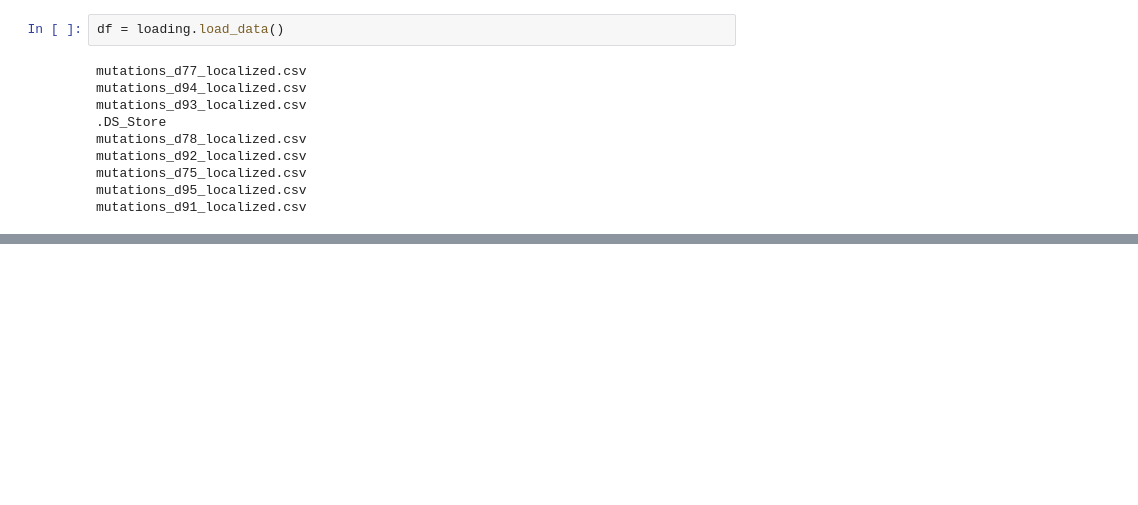
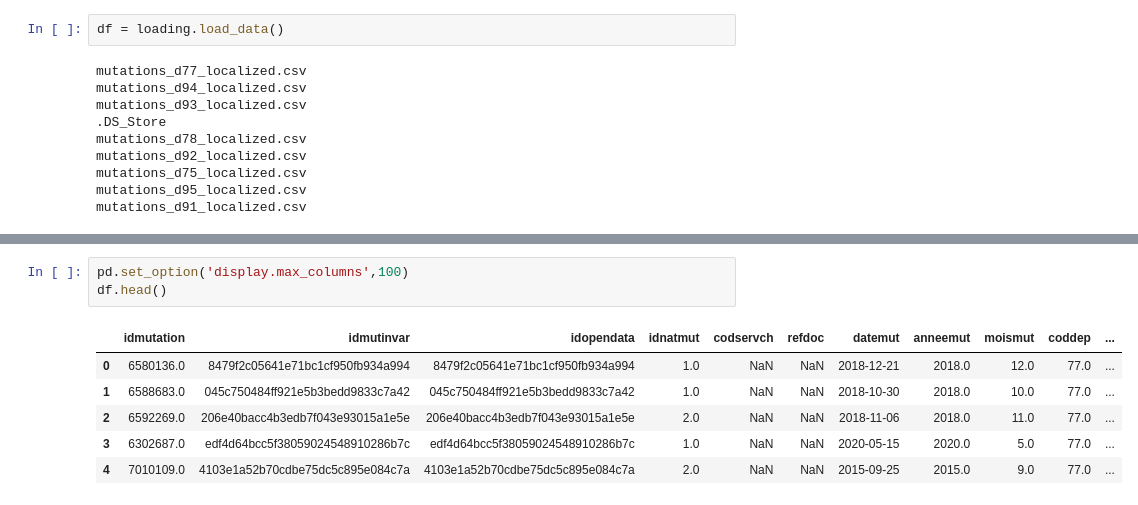
Before and after one commit to alexis-violeau/Augmented-Proposal---Challenge-Eleven, a Jupyter notebook: notebook_test.ipynb, the cells around one changed output, grey strips where cells are left out. Saved outputs shown, nothing was run; the diff lists cells and outputs as text; blank space fills up the shorter version.

```diff
--- a/notebook_test.ipynb
+++ b/notebook_test.ipynb
@@ -42,0 +33,10 @@ Index(['idmutation', 'idmutinvar', 'idopendata', 'idnatmut', 'codservch',
+# %%
+pd.set_option('display.max_columns',100)
+df.head()
+# %% [output]
+|  | idmutation | idmutinvar | idopendata | idnatmut | codservch | refdoc | datemut | anneemut | moismut | coddep | ... |
+| 0 | 6580136.0 | 8479f2c05641e71bc1cf950fb934a994 | 8479f2c05641e71bc1cf950fb934a994 | 1.0 | NaN | NaN | 2018-12-21 | 2018.0 | 12.0 | 77.0 | ... |
+| 1 | 6588683.0 | 045c750484ff921e5b3bedd9833c7a42 | 045c750484ff921e5b3bedd9833c7a42 | 1.0 | NaN | NaN | 2018-10-30 | 2018.0 | 10.0 | 77.0 | ... |
+| 2 | 6592269.0 | 206e40bacc4b3edb7f043e93015a1e5e | 206e40bacc4b3edb7f043e93015a1e5e | 2.0 | NaN | NaN | 2018-11-06 | 2018.0 | 11.0 | 77.0 | ... |
+| 3 | 6302687.0 | edf4d64bcc5f38059024548910286b7c | edf4d64bcc5f38059024548910286b7c | 1.0 | NaN | NaN | 2020-05-15 | 2020.0 | 5.0 | 77.0 | ... |
+| 4 | 7010109.0 | 4103e1a52b70cdbe75dc5c895e084c7a | 4103e1a52b70cdbe75dc5c895e084c7a | 2.0 | NaN | NaN | 2015-09-25 | 2015.0 | 9.0 | 77.0 | ... |
```
Also changed, not shown: parts of 5 cells of this notebook, 1 other file.
